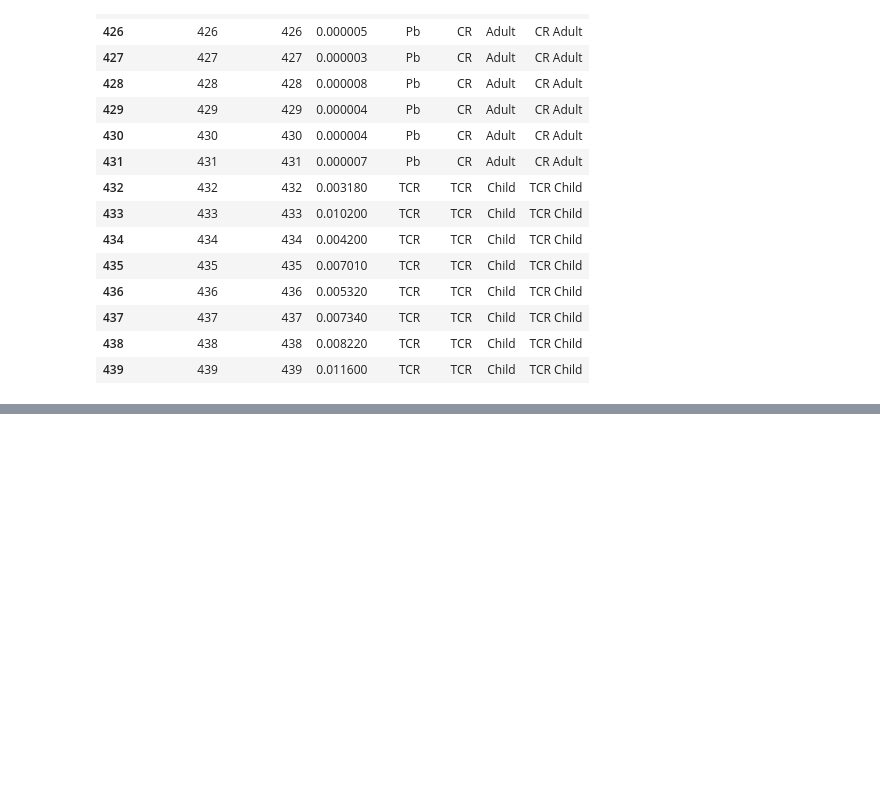
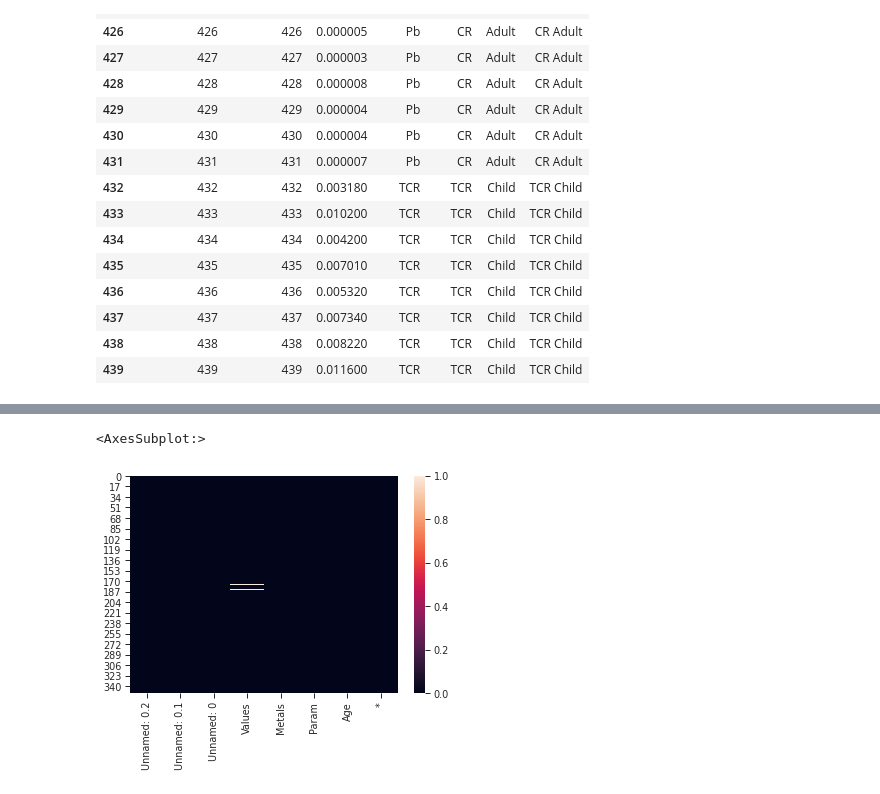
Before and after one commit to rakibhhridoy/OnGoingStudy, a Jupyter notebook: DhaleshwariFish/ParamBoxPlot.ipynb, the cells around one changed output, grey strips where cells are left out. Saved outputs shown, nothing was run; the diff lists cells and outputs as text; code cells hidden in the pictures; blank space fills up the shorter version.

```diff
--- a/DhaleshwariFish/ParamBoxPlot.ipynb
+++ b/DhaleshwariFish/ParamBoxPlot.ipynb
@@ -749,0 +766,7 @@ fig.show()
+# %%
+edi = df[df["Param"]  == "EDI"]
+thq = df[df["Param"]  == "THQ"]
+hi  = df[df["Param"]  == "HI"]
+# %%
+cr = df[df["Param"]  == "CR"]
+tcr = df[df["Param"]  == "TCR"]
@@ -749,0 +779,8 @@ fig.show()
+# %%
+hm = pd.concat([edi, thq, cr])
+single = pd.concat([hi, tcr])
+# %%
+sns.heatmap(hm.isnull())
+# %% [output]
+<AxesSubplot:>
+[figure, added]
```
Also changed, not shown: parts of 13 cells of this notebook, 5 other files.
